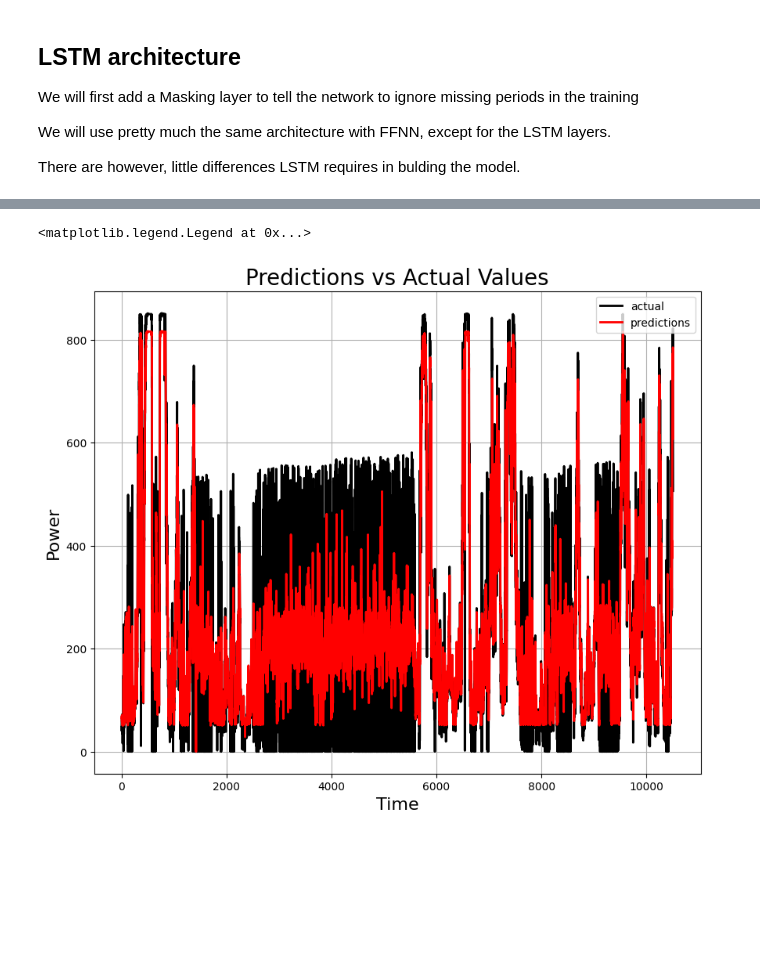
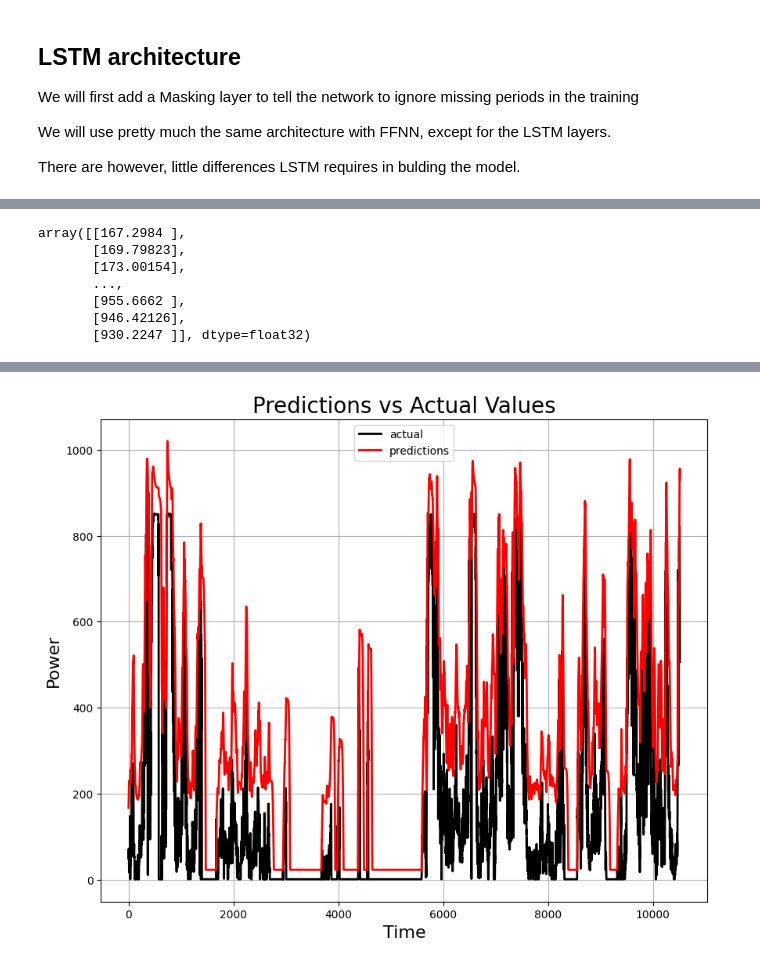
Before and after one commit to Brizzum/Final-project, a Jupyter notebook: UnivariateModel.ipynb, the cells around one changed output, grey strips where cells are left out. Saved outputs shown, nothing was run; the diff lists cells and outputs as text; code cells hidden in the pictures; blank space fills up the shorter version.

Commit message:
working version univariate model

```diff
--- a/UnivariateModel.ipynb
+++ b/UnivariateModel.ipynb
@@ -204,6 +229,10 @@ pad_value = 999
 X_train_scaled[np.isnan(X_train_scaled)] = pad_value
 X_validation_scaled[np.isnan(X_validation_scaled)] = pad_value
 X_test_scaled[np.isnan(X_test_scaled)] = pad_value
+
+Y_train_scaled[np.isnan(Y_train_scaled)] = pad_value
+Y_validation_scaled[np.isnan(Y_validation_scaled)] = pad_value
+Y_test_scaled[np.isnan(Y_test_scaled)] = pad_value
 # %%
 X_train_scaled
 # %% [output]
@@ -252,6 +297,8 @@ model = Sequential()
 
 # Masking layer (for the pad_value)
 model.add(Masking(mask_value=pad_value, input_shape=(None, no_features)))
+model.add(Masking(mask_value=0.0011607661, input_shape=(None, no_features))) # 0.0011607661 is the pad_value for the scaled -1
+
 
 # First LSTM layer
 model.add(LSTM(50,
@@ -279,8 +326,8 @@ tbGraph = TensorBoard(log_dir=f'.\Graph\{now}',
                       histogram_freq=64*2, write_graph=True, write_images=True)
 
 history = model.fit(train_X, train_Y,
-          epochs=30,
-          batch_size=64,
+          epochs=10,
+          batch_size=1000,
           validation_data=(validation_X, validation_Y),
           callbacks=[tbGraph])
 # %% [output]
@@ -312,0 +360,5 @@ plt.legend()
+# %%
+# Make predictions and plot them against the actual values
+predictions = model.predict(test_X)
+predictions = scaler_single.inverse_transform(predictions)
+test_Y = scaler.inverse_transform(test_Y)
@@ -313,12 +367,22 @@ plt.legend()
+# %%
+test_Y
+test_Y[test_Y > 870] = np.nan
+# %%
+predictions
+# %% [output]
+array([[167.2984 ],
+       [169.79823],
+       [173.00154],
+       ...,
+       [955.6662 ],
+       [946.42126],
+       [930.2247 ]], dtype=float32)
 # %%
-# Make predictions and plot them against the actual values
-predictions = model.predict(test_X)
-predictions = scaler.inverse_transform(predictions)
-test_Y = scaler.inverse_transform(test_Y)
+
 # plot the predictions
 plt.figure(figsize=(10,8))
 
-plt.plot(test_Y, 'k', label='actual', linewidth=2)
+plt.plot(test_Y[:,2], 'k', label='actual', linewidth=2)
 plt.plot(predictions,'-r', label='predictions', linewidth=2)
 plt.grid(True)
 
@@ -332,2 +396 @@ plt.legend()
-<matplotlib.legend.Legend at 0x...>
-[figure, old version]
+[figure, new version]
```
Also changed, not shown: parts of 20 cells of this notebook, 19 other files.
